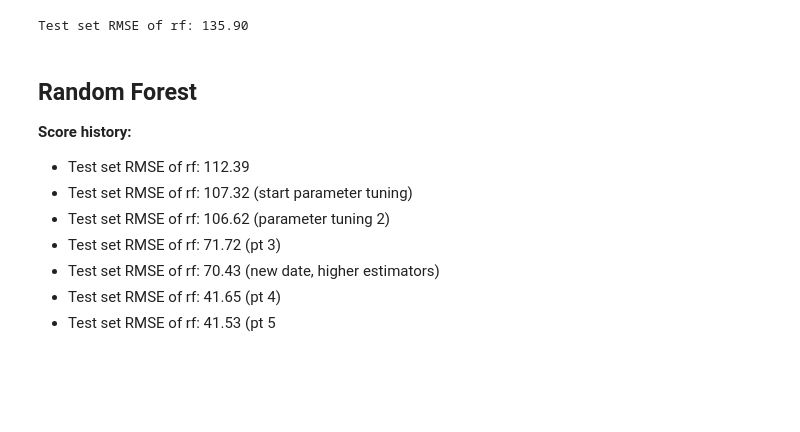
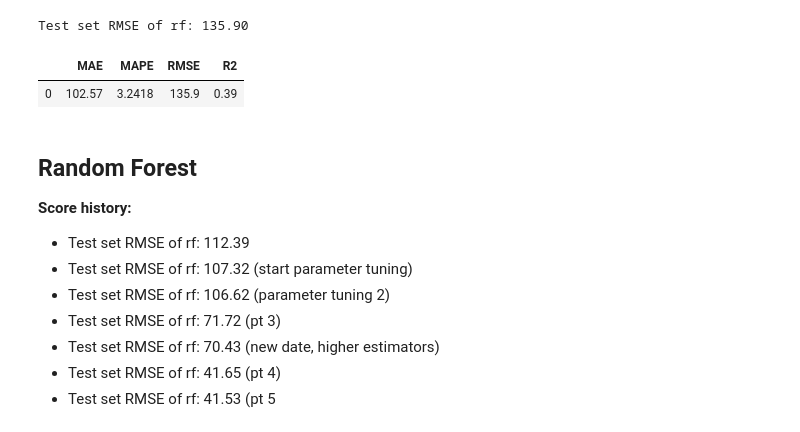
Before and after one commit to theGreatRaphael/ML_Task1, a Jupyter notebook: bike_sharing.ipynb, the cells around one changed output. Cells and saved outputs as stored; diff of their text form; code cells hidden in the pictures; blank space fills up the shorter version.

```diff
--- a/bike_sharing.ipynb
+++ b/bike_sharing.ipynb
@@ -244,6 +259,11 @@ rmse_test_lasso = MSE(y_test, y_pred_lasso)**(1/2)
 print('Test set RMSE of rf: {:.2f}'.format(rmse_test_lasso))
 # %% [output]
 Test set RMSE of rf: 135.90
+# %%
+print_metrics(y_pred_lasso, y_test)
+# %% [output]
+|  | MAE | MAPE | RMSE | R2 |
+| 0 | 102.57 | 3.2418 | 135.9 | 0.39 |
 # %% [markdown]
 ## Random Forest
 __Score history:__
```
Also changed, not shown: parts of 27 cells of this notebook.
